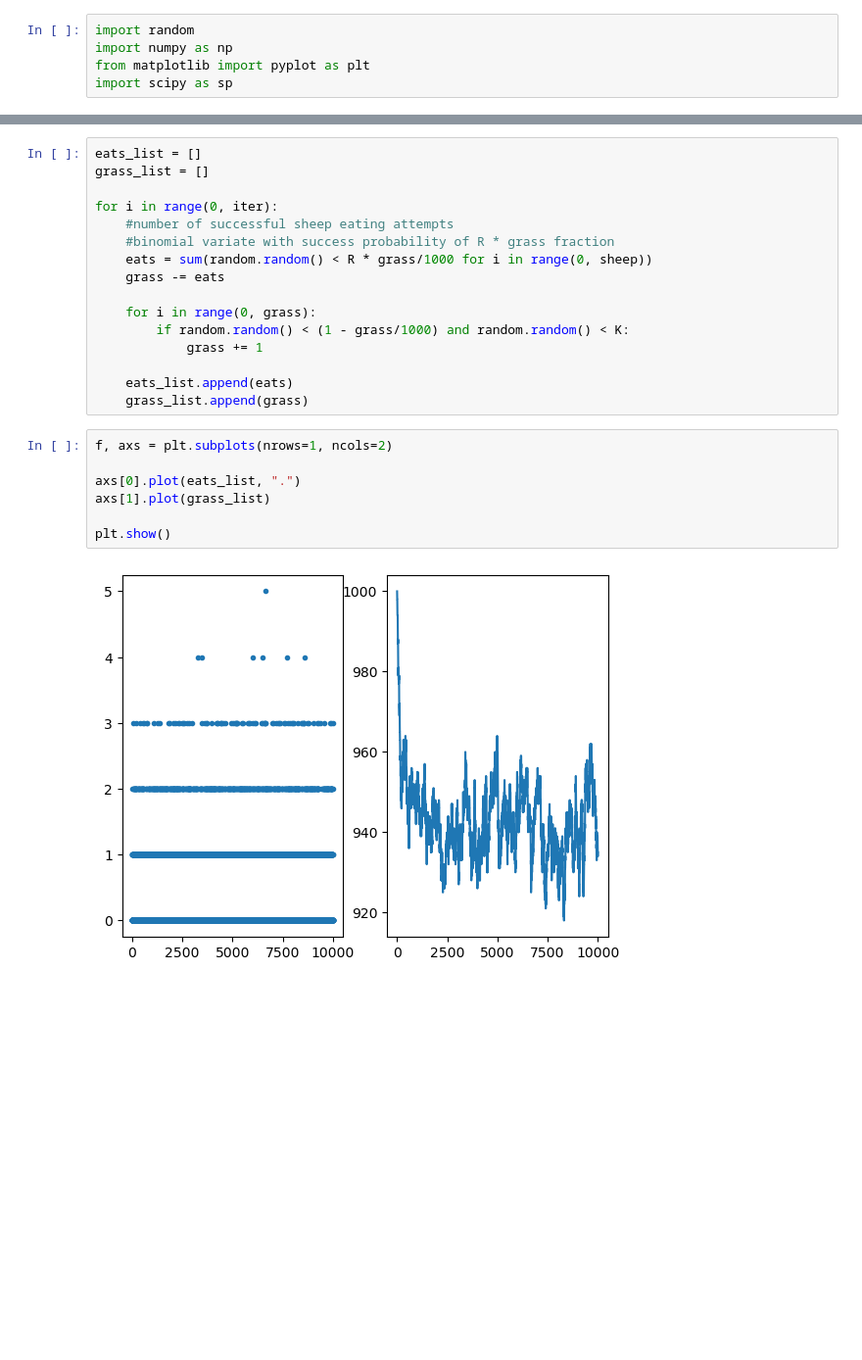
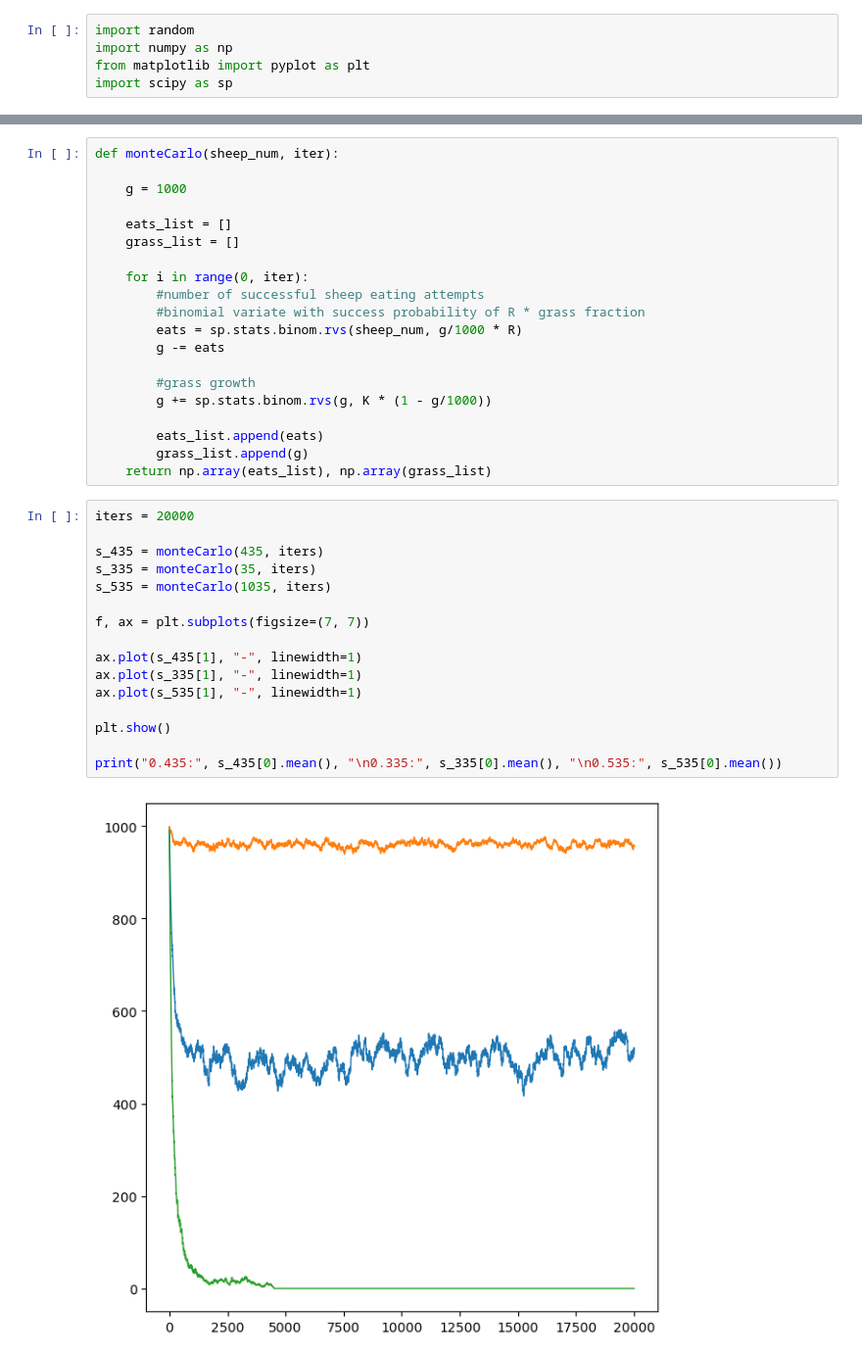
Before and after one commit to ELFREELAND/minecraft_sheep, a Jupyter notebook: monte_carlo_sim.ipynb, the cells around one changed output, grey strips where cells are left out. Shown at 98% size. Saved outputs shown, nothing was run; the diff lists cells and outputs as text; blank space fills up the shorter version.

Commit message:
mostly complete monte carlo
also some additions to readme

```diff
--- a/monte_carlo_sim.ipynb
+++ b/monte_carlo_sim.ipynb
@@ -22,25 +40,38 @@ iter = 10000
 # %%
-eats_list = []
-grass_list = []
+def monteCarlo(sheep_num, iter):
 
-for i in range(0, iter):
-    #number of successful sheep eating attempts
-    #binomial variate with success probability of R * grass fraction
-    eats = sum(random.random() < R * grass/1000 for i in range(0, sheep))
-    grass -= eats
+    g = 1000
 
-    for i in range(0, grass):
-        if random.random() < (1 - grass/1000) and random.random() < K:
-            grass += 1
+    eats_list = []
+    grass_list = []
 
-    eats_list.append(eats)
-    grass_list.append(grass)
+    for i in range(0, iter):
+        #number of successful sheep eating attempts
+        #binomial variate with success probability of R * grass fraction
+        eats = sp.stats.binom.rvs(sheep_num, g/1000 * R)
+        g -= eats
+
+        #grass growth
+        g += sp.stats.binom.rvs(g, K * (1 - g/1000))
+
+        eats_list.append(eats)
+        grass_list.append(g)
+    return np.array(eats_list), np.array(grass_list)
 # %%
-f, axs = plt.subplots(nrows=1, ncols=2)
+iters = 20000
 
-axs[0].plot(eats_list, ".")
-axs[1].plot(grass_list)
+s_435 = monteCarlo(435, iters)
+s_335 = monteCarlo(35, iters)
+s_535 = monteCarlo(1035, iters)
+
+f, ax = plt.subplots(figsize=(7, 7))
+
+ax.plot(s_435[1], "-", linewidth=1)
+ax.plot(s_335[1], "-", linewidth=1)
+ax.plot(s_535[1], "-", linewidth=1)
 
 plt.show()
+
+print("0.435:", s_435[0].mean(), "\n0.335:", s_335[0].mean(), "\n0.535:", s_535[0].mean())
 # %% [output]
-[figure, old version]
+[figure, new version]
```
Also changed, not shown: parts of 9 cells of this notebook, 1 other file.
